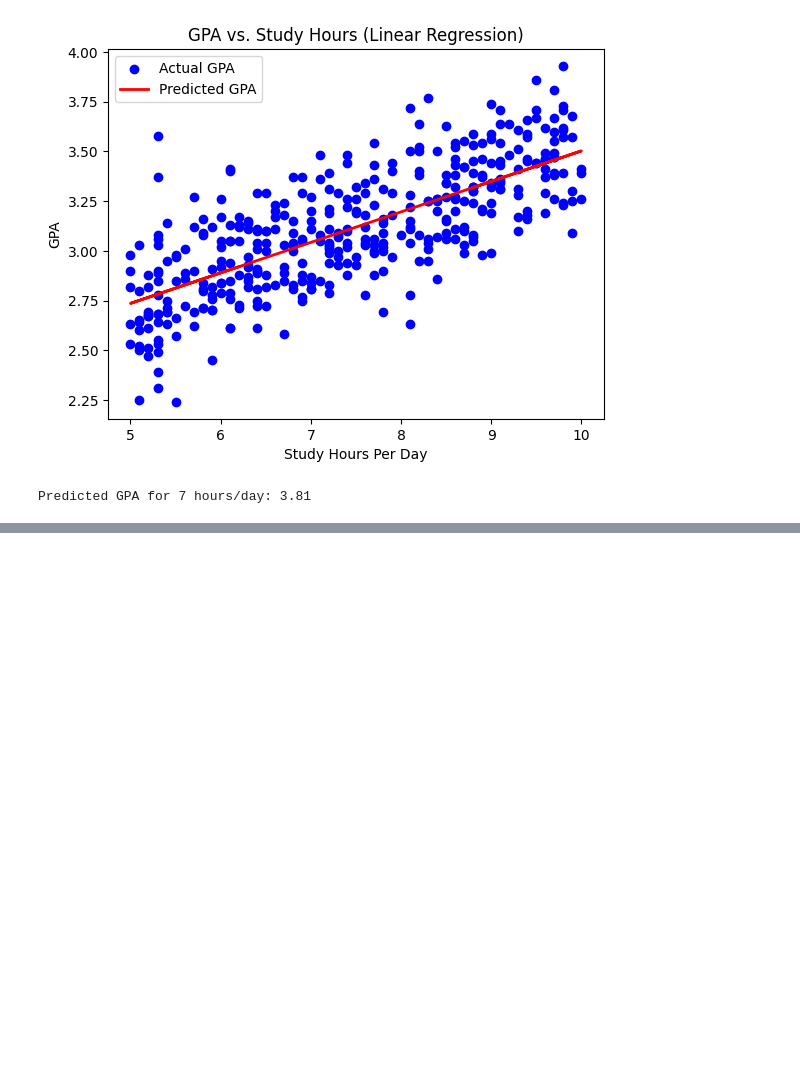
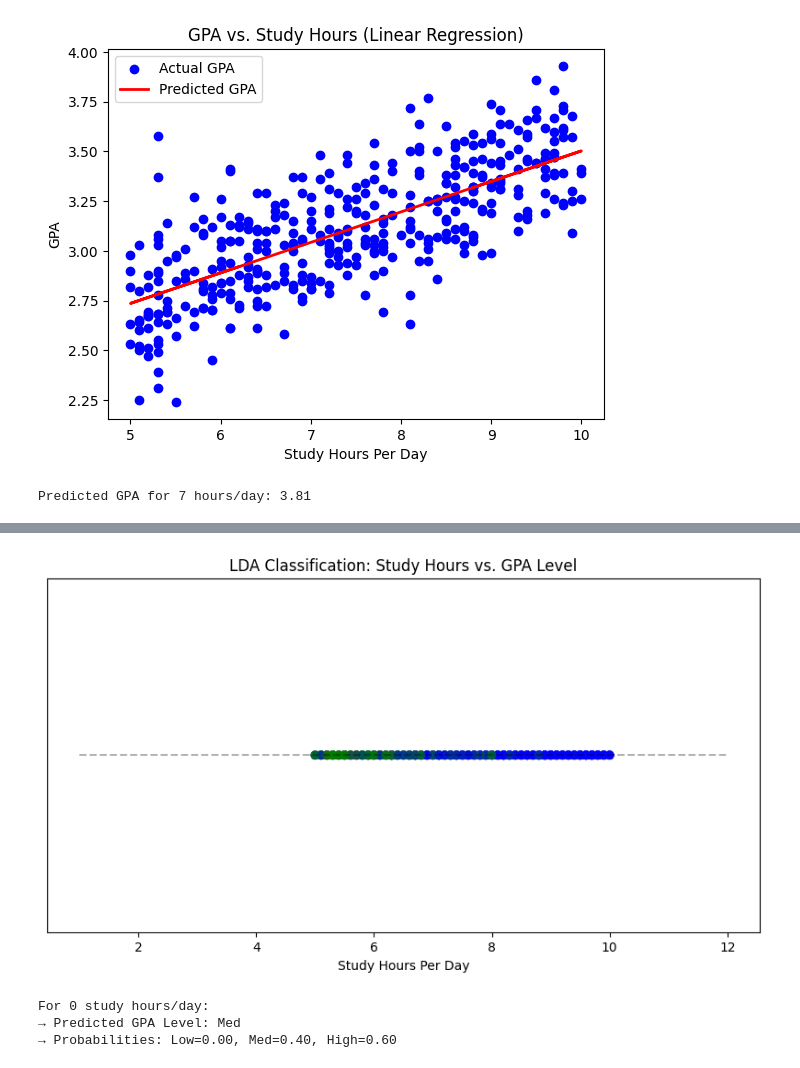
Before and after one commit to Taryn-Cail/Python-Group-Project-2704, a Jupyter notebook: data.ipynb, the cells around one changed output, grey strips where cells are left out. Saved outputs shown, nothing was run; the diff lists cells and outputs as text; code cells hidden in the pictures; blank space fills up the shorter version.

```diff
--- a/data.ipynb
+++ b/data.ipynb
@@ -228,3 +231,20 @@ predicted_gpa = model.predict(study_hours)
 print(f"Predicted GPA for 7 hours/day: {predicted_gpa[0]:.2f}\n\n")
 # %% [output]
 Predicted GPA for 7 hours/day: 3.81
+# %%
+#Making Linear Discriminate Analysis as a predictive model
+
+# Select only study hours as the predictor
+X = df[['Study_Hours_Per_Day']]
+y = df['GPA Level']  # Categorical target (Low/Med/High)
+
+# Split data (80% train, 20% test)
+X_train, X_test, y_train, y_test = train_test_split(X, y, test_size=0.2, random_state=42)
+
+lda = LinearDiscriminantAnalysis()
+lda.fit(X_train, y_train)
+
+y_pred = lda.predict(X_test)
+
+print("Accuracy:", accuracy_score(y_test, y_pred))
+print("\nClassification Report:\n", classification_report(y_test, y_pred))
@@ -230,0 +264,41 @@ Predicted GPA for 7 hours/day: 3.81
+# %%
+#Visual decision boundaries
+
+import numpy as np
+import matplotlib.pyplot as plt
+
+# Create a range of study hours (1-12 hrs)
+study_hours_range = np.linspace(1, 12, 500).reshape(-1, 1)
+
+# Predict GPA levels for these hours
+gpa_predictions = lda.predict(study_hours_range)
+
+# Plot
+plt.figure(figsize=(10, 5))
+plt.scatter(X_train, [0] * len(X_train), c=y_train.map({'Low': 'red', 'Med': 'green', 'High': 'blue'}), alpha=0.3)
+plt.plot(study_hours_range, [0] * len(study_hours_range), c='black', linestyle='--', alpha=0.3)
+plt.yticks([])
+plt.xlabel('Study Hours Per Day')
+plt.title('LDA Classification: Study Hours vs. GPA Level')
+plt.show()
+# %% [output]
+[figure, added]
+# %%
+#Using my own values in predictive model
+
+std_hrs = 0 #ex. 5.2 hrs per day
+input_data = [[std_hrs]]
+
+predicted_gpa_levels = lda.predict(input_data)[0]
+
+probabilities = lda.predict_proba(input_data)[0]
+
+print(f"\nFor {std_hrs} study hours/day:")
+print(f"→ Predicted GPA Level: {predicted_gpa_levels}")
+print(f"→ Probabilities: Low={probabilities[0]:.2f}, Med={probabilities[1]:.2f}, High={probabilities[2]:.2f}")
+print()
+print()
+# %% [output]
+For 0 study hours/day:
+→ Predicted GPA Level: Med
+→ Probabilities: Low=0.00, Med=0.40, High=0.60
```
Also changed, not shown: parts of 3 cells of this notebook.
